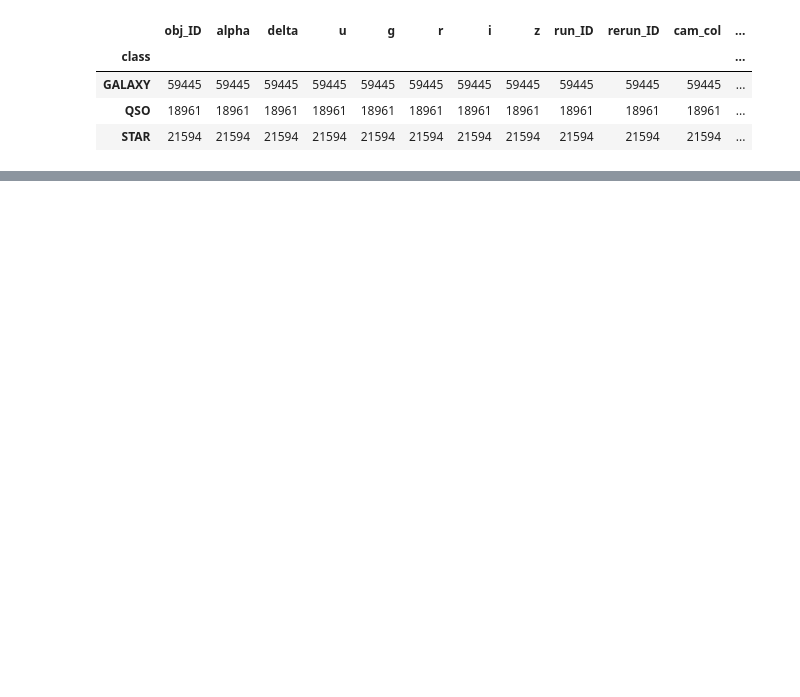
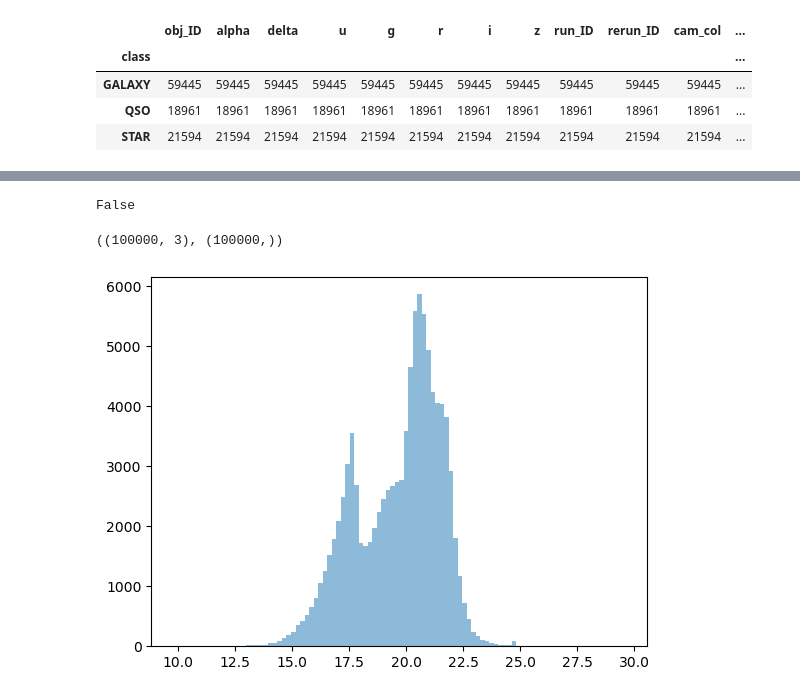
Before and after one commit to mrdchua/Supervised-Classification, a Jupyter notebook: Stellar_Classification/stellar_interfacing.ipynb, the cells around one changed output, grey strips where cells are left out. Saved outputs shown, nothing was run; the diff lists cells and outputs as text; code cells hidden in the pictures; blank space fills up the shorter version.

```diff
--- a/Stellar_Classification/stellar_interfacing.ipynb
+++ b/Stellar_Classification/stellar_interfacing.ipynb
@@ -51,3 +59,11 @@ df.groupby("class").count()
 | GALAXY | 59445 | 59445 | 59445 | 59445 | 59445 | 59445 | 59445 | 59445 | 59445 | 59445 | 59445 | ... |
 | QSO | 18961 | 18961 | 18961 | 18961 | 18961 | 18961 | 18961 | 18961 | 18961 | 18961 | 18961 | ... |
 | STAR | 21594 | 21594 | 21594 | 21594 | 21594 | 21594 | 21594 | 21594 | 21594 | 21594 | 21594 | ... |
+# %%
+bindf = df.drop('class', axis=1)
+# bindf.head()
+# %%
+bindf['class_label'] = df['class'].replace({'GALAXY':'0', 'QSO':'1', 'STAR':'2'})
+bindf['class_label'] = bindf['class_label'].astype(int)
+
+# bindf.head()
@@ -53,0 +78,19 @@ df.groupby("class").count()
+# %%
+final_features = bindf[['r', 'alpha', 'delta']]
+targets = bindf.class_label
+
+# final_features.head()
+# targets.head()
+# %%
+final_features.isnull().values.any()
+# %% [output]
+False
+# %%
+final_features.shape, targets.shape
+# %% [output]
+((100000, 3), (100000,))
+# %%
+plt.hist(final_features.iloc[:,0], bins=100, alpha=0.5)
+plt.show()
+# %% [output]
+[figure, added]
```
Also changed, not shown: parts of 6 cells of this notebook.
